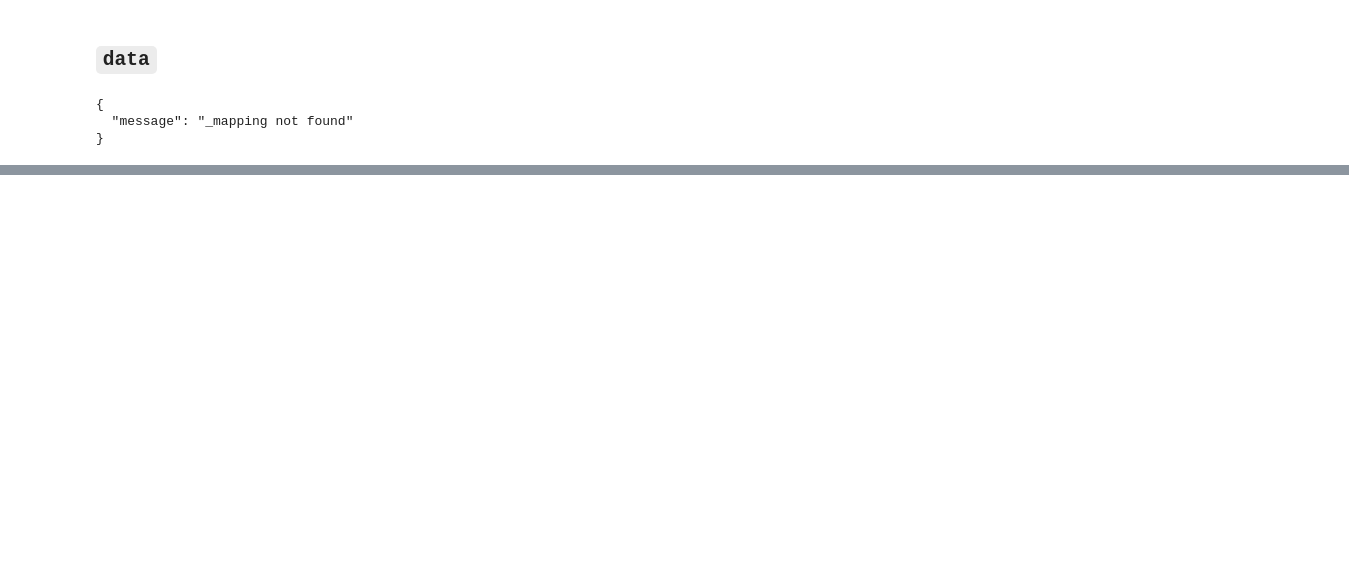
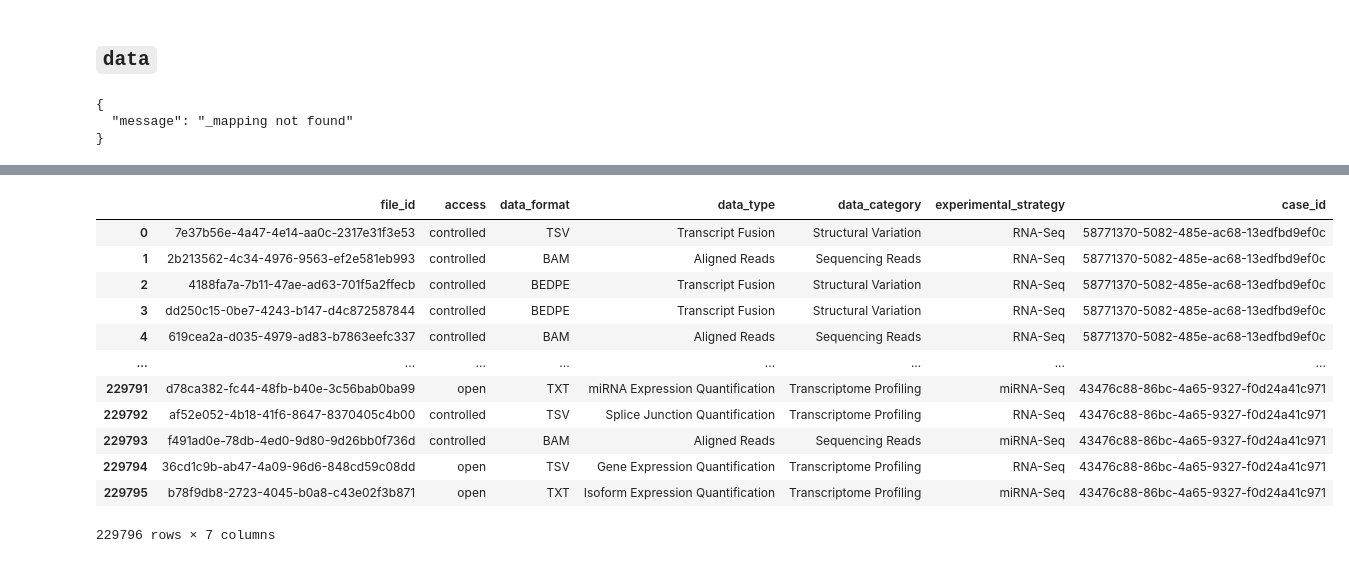
Before and after one commit to MylenaRoberta/pan-cancer-analysis, a Jupyter notebook: notebooks/exploration/tcga-api.ipynb, the cells around one changed output, grey strips where cells are left out. Cells and saved outputs as stored; diff of their text form; code cells hidden in the pictures; blank space fills up the shorter version.

```diff
--- a/notebooks/exploration/tcga-api.ipynb
+++ b/notebooks/exploration/tcga-api.ipynb
@@ -605,0 +664,37 @@ df_projects
+# %%
+# Explode as listas com dicionário sobre os arquivos dos casos
+df_cases = df_cases_and_files.explode('files')
+
+# Filtra os arquivos dos casos relacionados a miRNA-Seq e RNA-Seq
+key = 'experimental_strategy'
+df_cases = df_cases[
+    df_cases['files'].apply(
+        lambda x: (
+            key in x and (x[key] == 'miRNA-Seq' or x[key] == 'RNA-Seq')
+        )
+    )
+]
+
+# Explode os dicionários com as informações sobre os arquivos de interesse
+df_files = pd.json_normalize(df_cases['files'])
+
+# Remove a coluna referente aos arquivos e redefine os índices do DataFrame
+df_cases = df_cases.drop(columns='files').reset_index(drop=True)
+
+# Concatena os DataFrames e define o DataFrame de arquivos
+df_files = pd.concat([df_cases, df_files], axis='columns')
+df_files = df_files.drop(columns=['primary_site', 'disease_type', 'project_id'])
+df_files = df_files[[
+    'file_id',
+    'access',
+    'data_format',
+    'data_type',
+    'data_category',
+    'experimental_strategy',
+    'case_id'
+]]
+
+# Define o DataFrame de casos
+df_cases = df_cases \
+    .drop_duplicates() \
+    .reset_index(drop=True)
@@ -605,0 +718,17 @@ df_projects
+# %%
+# Printa o DataFrame de arquivos
+df_files
+# %% [output]
+|  | file_id | access | data_format | data_type | data_category | experimental_strategy | case_id |
+| 0 | 7e37b56e-4a47-4e14-aa0c-2317e31f3e53 | controlled | TSV | Transcript Fusion | Structural Variation | RNA-Seq | 58771370-5082-485e-ac68-13edfbd9ef0c |
+| 1 | 2b213562-4c34-4976-9563-ef2e581eb993 | controlled | BAM | Aligned Reads | Sequencing Reads | RNA-Seq | 58771370-5082-485e-ac68-13edfbd9ef0c |
+| 2 | 4188fa7a-7b11-47ae-ad63-701f5a2ffecb | controlled | BEDPE | Transcript Fusion | Structural Variation | RNA-Seq | 58771370-5082-485e-ac68-13edfbd9ef0c |
+| 3 | dd250c15-0be7-4243-b147-d4c872587844 | controlled | BEDPE | Transcript Fusion | Structural Variation | RNA-Seq | 58771370-5082-485e-ac68-13edfbd9ef0c |
+| 4 | 619cea2a-d035-4979-ad83-b7863eefc337 | controlled | BAM | Aligned Reads | Sequencing Reads | RNA-Seq | 58771370-5082-485e-ac68-13edfbd9ef0c |
+| ... | ... | ... | ... | ... | ... | ... | ... |
+| 229791 | d78ca382-fc44-48fb-b40e-3c56bab0ba99 | open | TXT | miRNA Expression Quantification | Transcriptome Profiling | miRNA-Seq | 43476c88-86bc-4a65-9327-f0d24a41c971 |
+| 229792 | af52e052-4b18-41f6-8647-8370405c4b00 | controlled | TSV | Splice Junction Quantification | Transcriptome Profiling | RNA-Seq | 43476c88-86bc-4a65-9327-f0d24a41c971 |
+| 229793 | f491ad0e-78db-4ed0-9d80-9d26bb0f736d | controlled | BAM | Aligned Reads | Sequencing Reads | miRNA-Seq | 43476c88-86bc-4a65-9327-f0d24a41c971 |
+| 229794 | 36cd1c9b-ab47-4a09-96d6-848cd59c08dd | open | TSV | Gene Expression Quantification | Transcriptome Profiling | RNA-Seq | 43476c88-86bc-4a65-9327-f0d24a41c971 |
+| 229795 | b78f9db8-2723-4045-b0a8-c43e02f3b871 | open | TXT | Isoform Expression Quantification | Transcriptome Profiling | miRNA-Seq | 43476c88-86bc-4a65-9327-f0d24a41c971 |
+229796 rows × 7 columns
```
Also changed, not shown: parts of 25 cells of this notebook.
